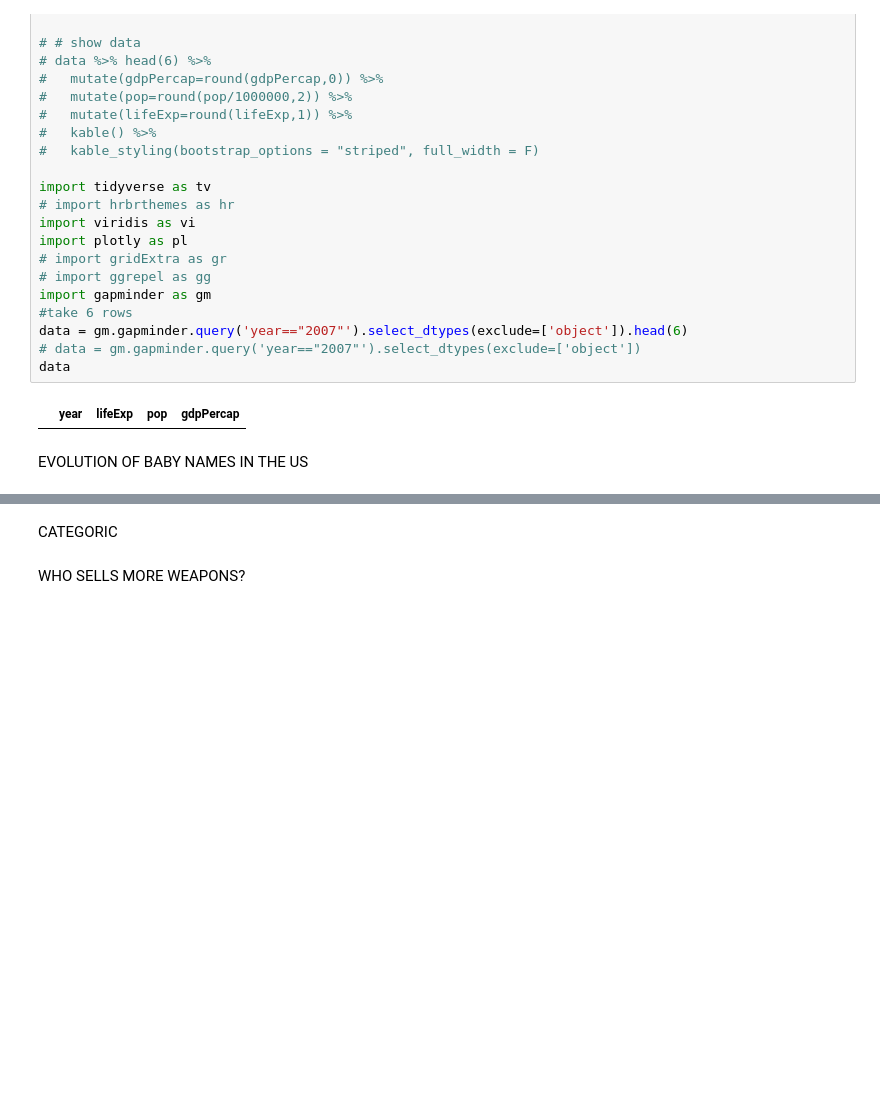
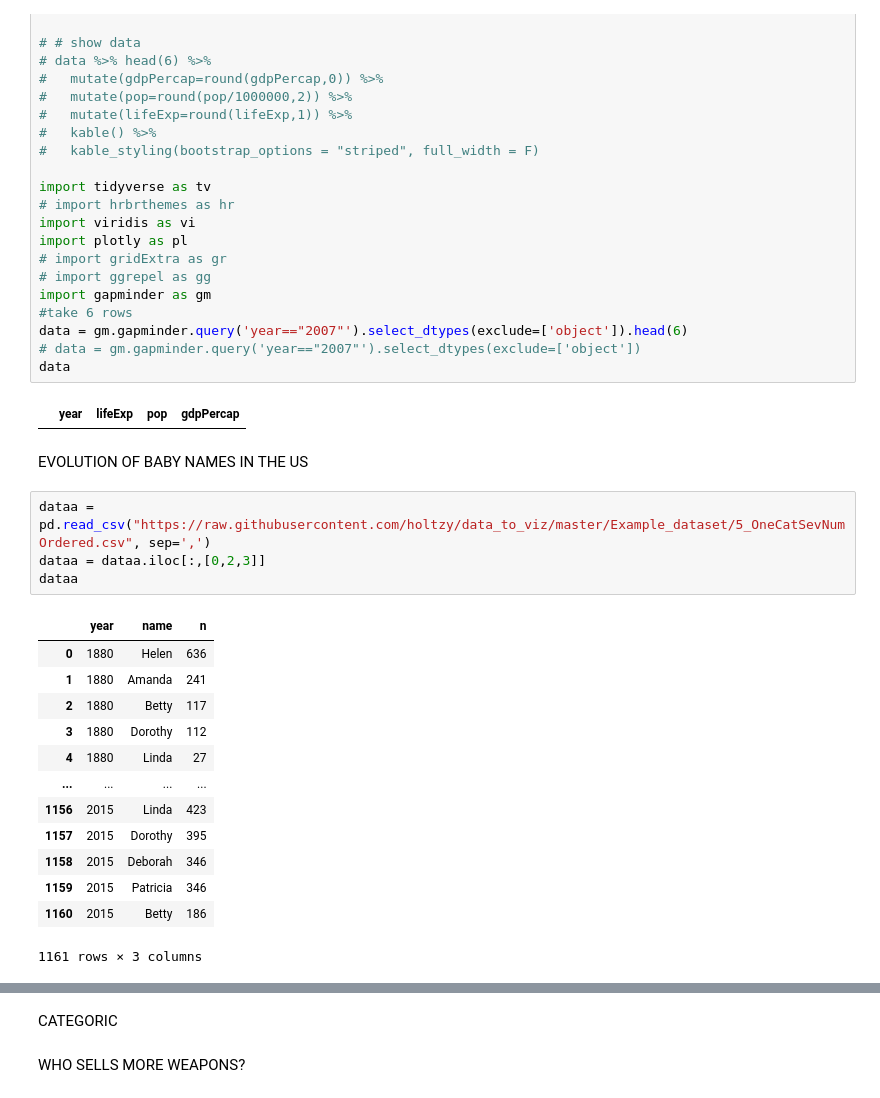
Before and after one commit to anjaliagarwal152615/lab2-dataviz, a Jupyter notebook: file.ipynb, the cells around one changed output, grey strips where cells are left out. Saved outputs shown, nothing was run; the diff lists cells and outputs as text; blank space fills up the shorter version.

```diff
--- a/file.ipynb
+++ b/file.ipynb
@@ -228,3 +228,21 @@ data
 |  | year | lifeExp | pop | gdpPercap |
 # %% [markdown]
 EVOLUTION OF BABY NAMES IN THE US
+# %%
+dataa = pd.read_csv("https://raw.githubusercontent.com/holtzy/data_to_viz/master/Example_dataset/5_OneCatSevNumOrdered.csv", sep=',')
+dataa = dataa.iloc[:,[0,2,3]]
+dataa
+# %% [output]
+|  | year | name | n |
+| 0 | 1880 | Helen | 636 |
+| 1 | 1880 | Amanda | 241 |
+| 2 | 1880 | Betty | 117 |
+| 3 | 1880 | Dorothy | 112 |
+| 4 | 1880 | Linda | 27 |
+| ... | ... | ... | ... |
+| 1156 | 2015 | Linda | 423 |
+| 1157 | 2015 | Dorothy | 395 |
+| 1158 | 2015 | Deborah | 346 |
+| 1159 | 2015 | Patricia | 346 |
+| 1160 | 2015 | Betty | 186 |
+1161 rows × 3 columns
```
Also changed, not shown: parts of 20 cells of this notebook.
